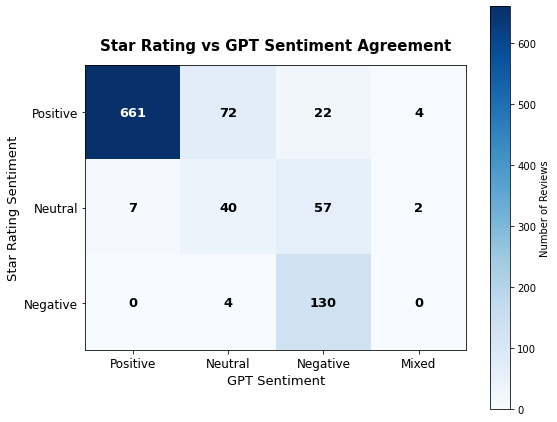
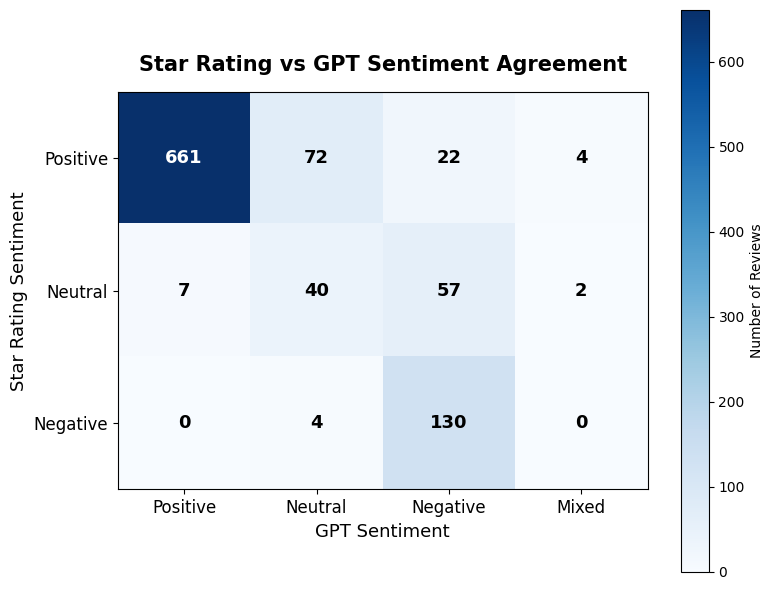
The change to this notebook cell's code, shown as a diff; its figure went from the first image to the second:
--- before
+++ after
@@ -36,5 +36,5 @@
 plt.colorbar(im, ax=ax, label='Number of Reviews')
 plt.tight_layout()
-plt.savefig('./agreement_heatmap.png', dpi=150)
+plt.savefig('./agreement_heatmap.png', dpi=150, facecolor='white')
 plt.show()
 print("Heatmap saved!")

Commit: Clean up API cells for reproducibility, fix chart backgrounds